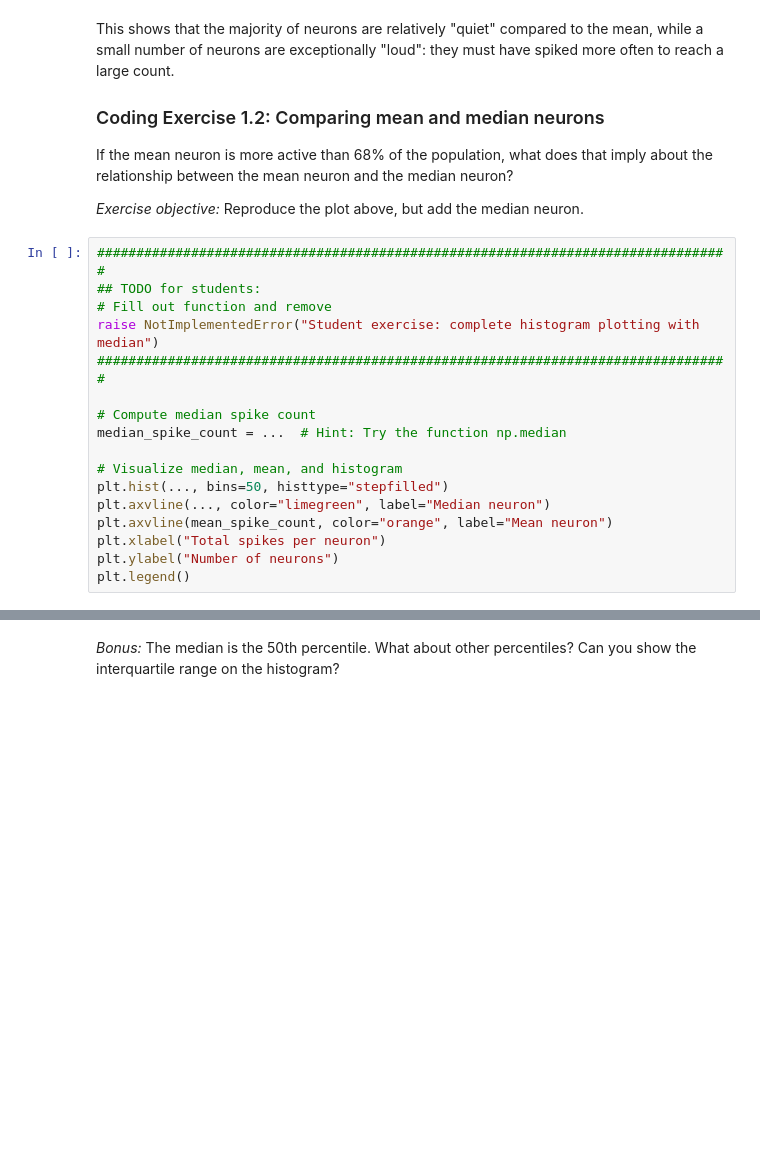
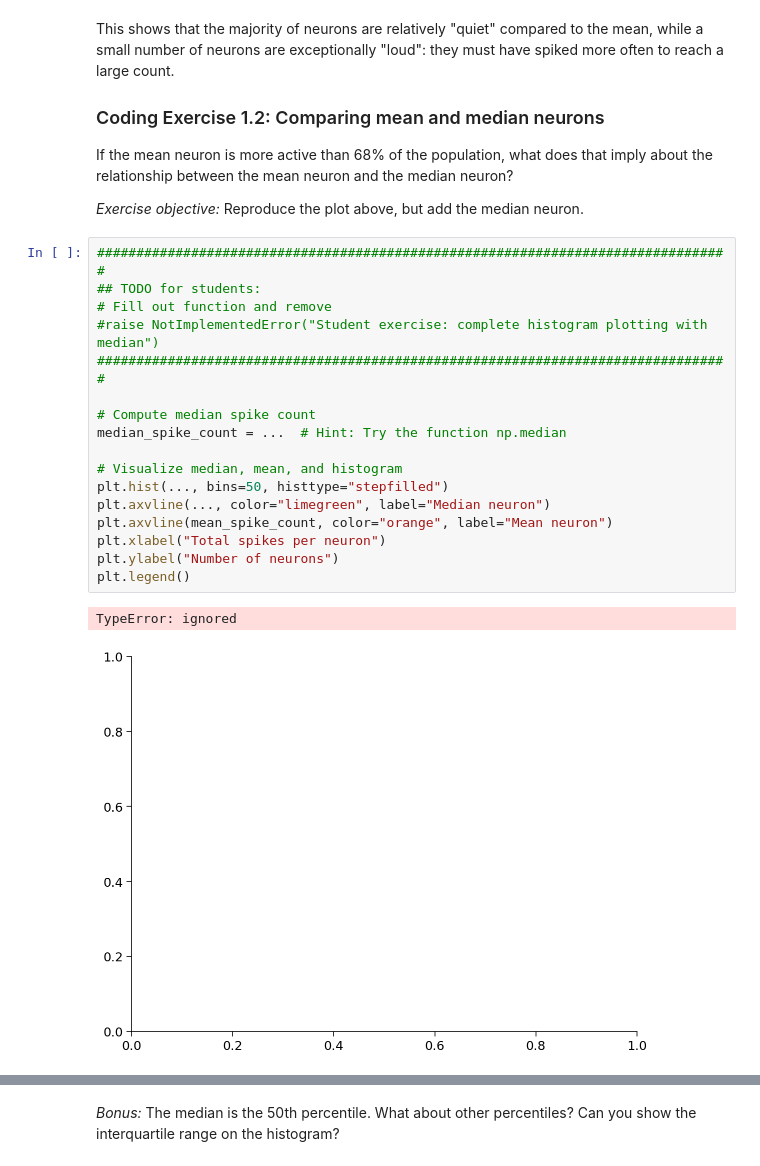
Before and after one commit to pablo-mere-hidalgo/NMA-computational-neuroscience, a Jupyter notebook: tutorials/W1D1_ModelTypes/student/W1D1_Tutorial1.ipynb, the cells around one changed output, grey strips where cells are left out. Drawn from its saved outputs; the diff is of its cells as text; blank space fills up the shorter version.

```diff
--- a/tutorials/W1D1_ModelTypes/student/W1D1_Tutorial1.ipynb
+++ b/tutorials/W1D1_ModelTypes/student/W1D1_Tutorial1.ipynb
@@ -252,20 +286,23 @@ If the mean neuron is more active than 68% of the population, what does that imp
 # %%
 #################################################################################
 ## TODO for students:
 # Fill out function and remove
-raise NotImplementedError("Student exercise: complete histogram plotting with median")
+#raise NotImplementedError("Student exercise: complete histogram plotting with median")
 #################################################################################
 
 # Compute median spike count
 median_spike_count = ...  # Hint: Try the function np.median
 
 # Visualize median, mean, and histogram
 plt.hist(..., bins=50, histtype="stepfilled")
 plt.axvline(..., color="limegreen", label="Median neuron")
 plt.axvline(mean_spike_count, color="orange", label="Mean neuron")
 plt.xlabel("Total spikes per neuron")
 plt.ylabel("Number of neurons")
 plt.legend()
+# %% [output]
+TypeError: ignored
+[figure, added]
 # %% [markdown]
 [*Click for solution*](https://github.com/NeuromatchAcademy/course-content/tree/master//tutorials/W1D1_ModelTypes/solutions/W1D1_Tutorial1_Solution_9af91fe0.py)
 
```
Also changed, not shown: parts of 23 cells of this notebook.
